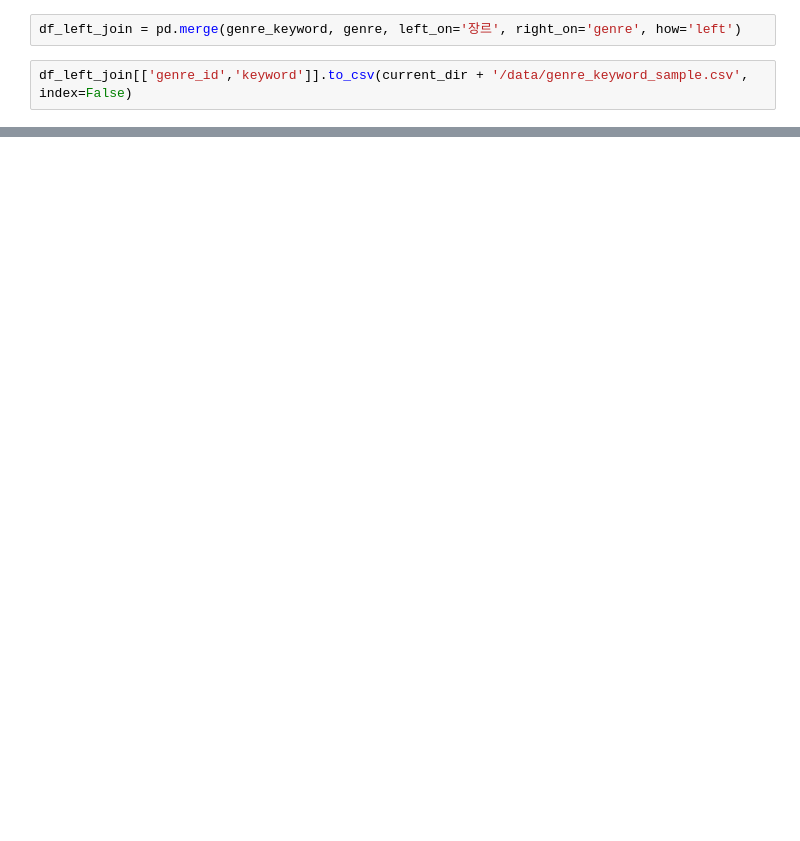
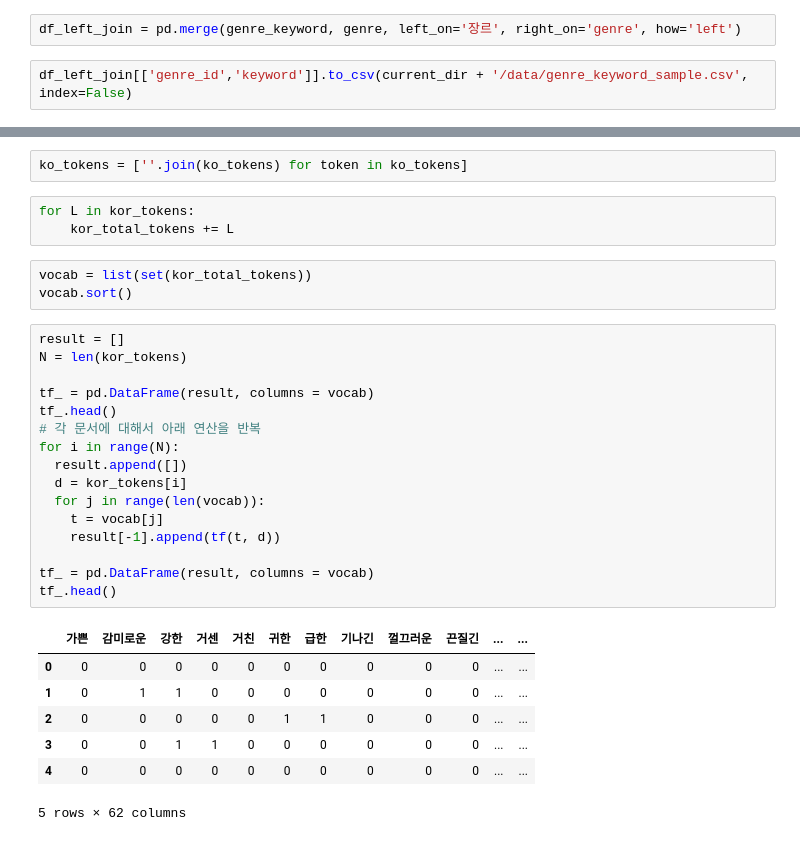
Before and after one commit to RYUJINSIK/nagazima, a Jupyter notebook: create_df.ipynb, the cells around one changed output, grey strips where cells are left out. Saved outputs shown, nothing was run; the diff lists cells and outputs as text; blank space fills up the shorter version.

```diff
--- a/create_df.ipynb
+++ b/create_df.ipynb
@@ -148,0 +366,32 @@ df_left_join[['genre_id','keyword']].to_csv(current_dir + '/data/genre_keyword_s
+# %%
+ko_tokens = [''.join(ko_tokens) for token in ko_tokens]
+# %%
+for L in kor_tokens:
+    kor_total_tokens += L
+# %%
+vocab = list(set(kor_total_tokens))
+vocab.sort()
+# %%
+result = []
+N = len(kor_tokens)
+
+tf_ = pd.DataFrame(result, columns = vocab)
+tf_.head()
+# 각 문서에 대해서 아래 연산을 반복
+for i in range(N):
+  result.append([])
+  d = kor_tokens[i]
+  for j in range(len(vocab)):
+    t = vocab[j]
+    result[-1].append(tf(t, d))
+
+tf_ = pd.DataFrame(result, columns = vocab)
+tf_.head()
+# %% [output]
+|  | 가쁜 | 감미로운 | 강한 | 거센 | 거친 | 귀한 | 급한 | 기나긴 | 껄끄러운 | 끈질긴 | ... | ... |
+| 0 | 0 | 0 | 0 | 0 | 0 | 0 | 0 | 0 | 0 | 0 | ... | ... |
+| 1 | 0 | 1 | 1 | 0 | 0 | 0 | 0 | 0 | 0 | 0 | ... | ... |
+| 2 | 0 | 0 | 0 | 0 | 0 | 1 | 1 | 0 | 0 | 0 | ... | ... |
+| 3 | 0 | 0 | 1 | 1 | 0 | 0 | 0 | 0 | 0 | 0 | ... | ... |
+| 4 | 0 | 0 | 0 | 0 | 0 | 0 | 0 | 0 | 0 | 0 | ... | ... |
+5 rows × 62 columns
```
Also changed, not shown: parts of 44 cells of this notebook, 1 other file.
